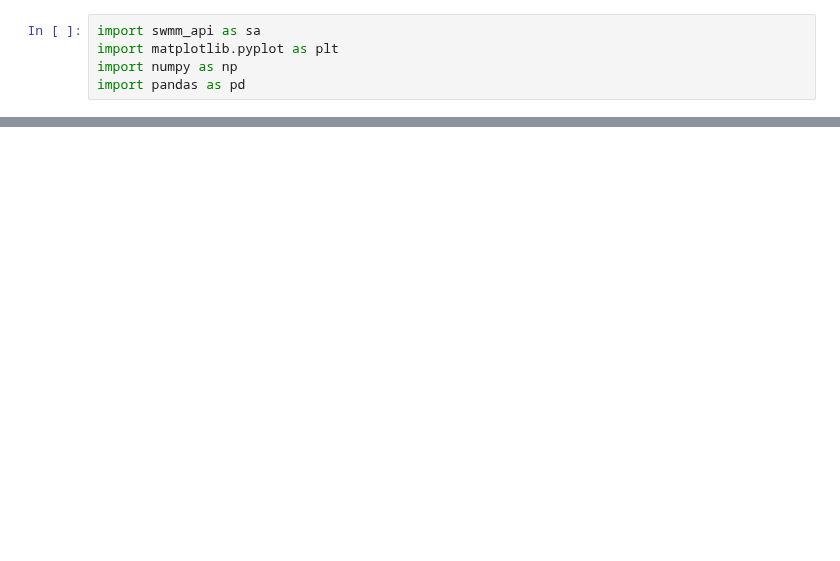
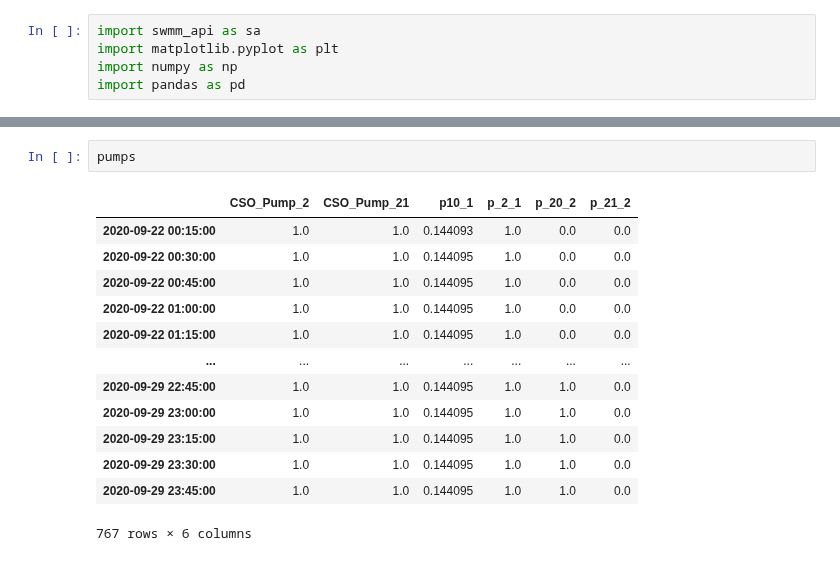
Before and after one commit to jipsteiger/ENVM1601, a Jupyter notebook: RTC/results/event_optimisation_filling_degree.ipynb, the cells around one changed output, grey strips where cells are left out. Saved outputs shown, nothing was run; the diff lists cells and outputs as text; blank space fills up the shorter version.

```diff
--- a/RTC/results/event_optimisation_filling_degree.ipynb
+++ b/RTC/results/event_optimisation_filling_degree.ipynb
@@ -56,0 +66,16 @@ plt.show()
+# %%
+pumps
+# %% [output]
+|  | CSO_Pump_2 | CSO_Pump_21 | p10_1 | p_2_1 | p_20_2 | p_21_2 |
+| 2020-09-22 00:15:00 | 1.0 | 1.0 | 0.144093 | 1.0 | 0.0 | 0.0 |
+| 2020-09-22 00:30:00 | 1.0 | 1.0 | 0.144095 | 1.0 | 0.0 | 0.0 |
+| 2020-09-22 00:45:00 | 1.0 | 1.0 | 0.144095 | 1.0 | 0.0 | 0.0 |
+| 2020-09-22 01:00:00 | 1.0 | 1.0 | 0.144095 | 1.0 | 0.0 | 0.0 |
+| 2020-09-22 01:15:00 | 1.0 | 1.0 | 0.144095 | 1.0 | 0.0 | 0.0 |
+| ... | ... | ... | ... | ... | ... | ... |
+| 2020-09-29 22:45:00 | 1.0 | 1.0 | 0.144095 | 1.0 | 1.0 | 0.0 |
+| 2020-09-29 23:00:00 | 1.0 | 1.0 | 0.144095 | 1.0 | 1.0 | 0.0 |
+| 2020-09-29 23:15:00 | 1.0 | 1.0 | 0.144095 | 1.0 | 1.0 | 0.0 |
+| 2020-09-29 23:30:00 | 1.0 | 1.0 | 0.144095 | 1.0 | 1.0 | 0.0 |
+| 2020-09-29 23:45:00 | 1.0 | 1.0 | 0.144095 | 1.0 | 1.0 | 0.0 |
+767 rows × 6 columns
```
Also changed, not shown: parts of 3 cells of this notebook.
